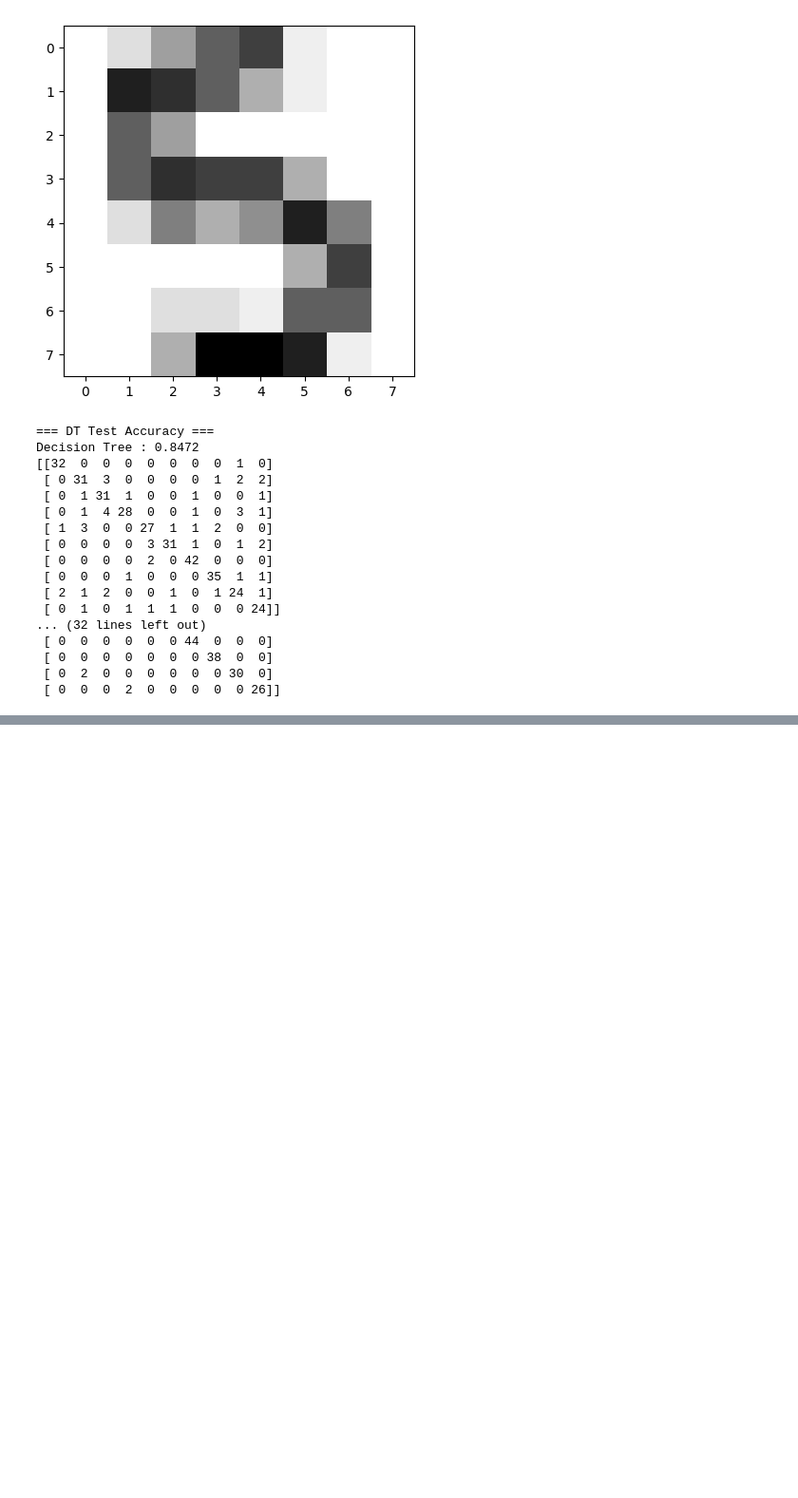
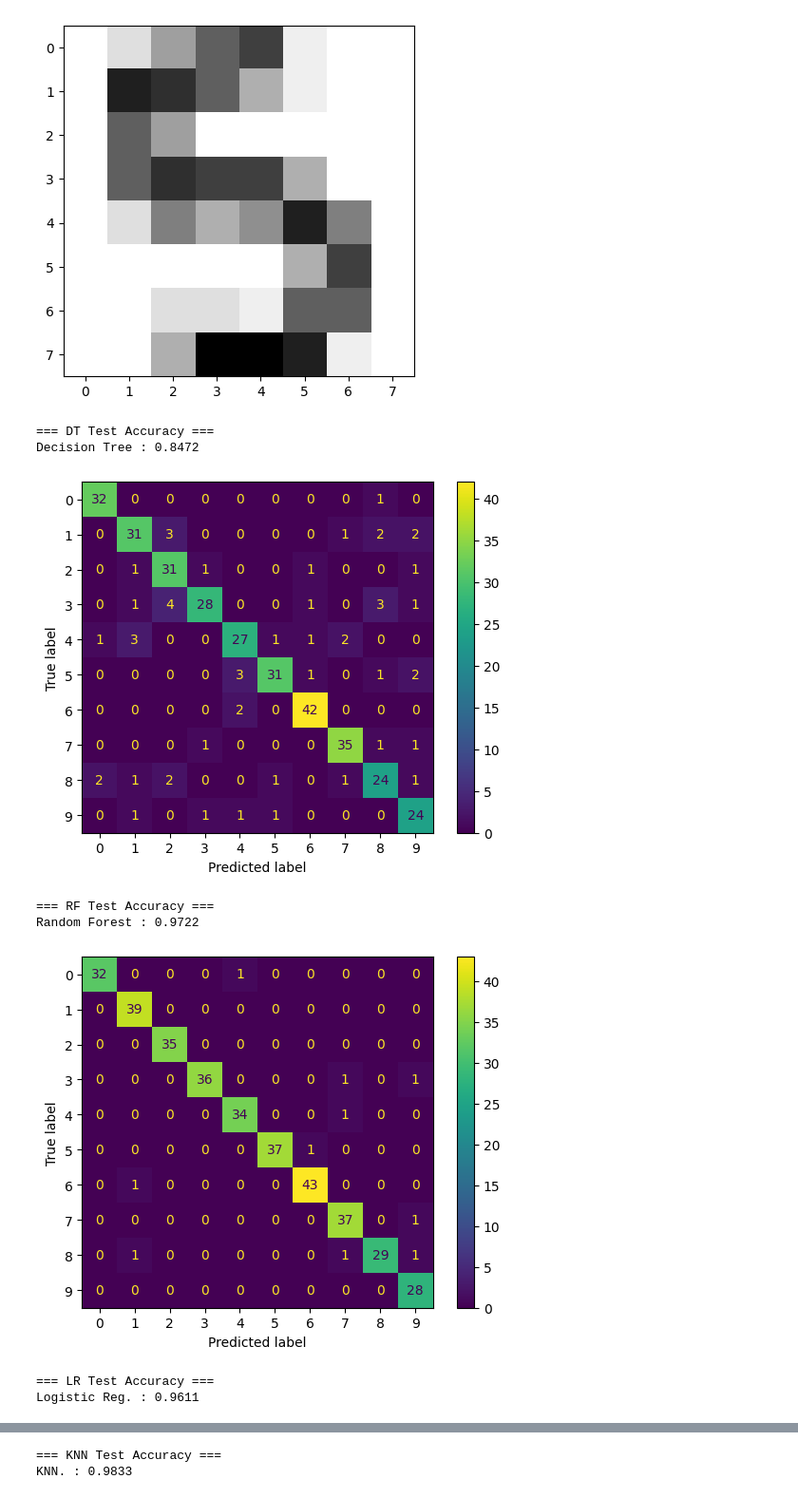
Before and after one commit to escapingLife/mashinePrograming, a Jupyter notebook: 5주차/digits.ipynb, the cells around one changed output, grey strips where cells are left out. Shown at 95% size. Cells and saved outputs as stored; diff of their text form; code cells hidden in the pictures; blank space fills up the shorter version.

```diff
--- a/5주차/digits.ipynb
+++ b/5주차/digits.ipynb
@@ -76,44 +76,43 @@ print(y_pred)
 # %%
 from sklearn.metrics import accuracy_score
 from sklearn.metrics import confusion_matrix
 
 # 테스트 데이터로 예측해본다.
 dt_acc = accuracy_score(y_test, dt_y_pred)
 rf_acc = accuracy_score(y_test, rf_y_pred )
 lr_acc = accuracy_score(y_test, lr_y_pred)
 knn_acc = accuracy_score(y_test, y_pred)
 
-# 정확도를 계산한다
+# === 정확도를 계산 ===
+# === 혼동 행렬 시각화 ===
+import matplotlib.pyplot as plt
+from sklearn import metrics
+
 print("=== DT Test Accuracy ===")
 print(f"Decision Tree : {dt_acc:.4f}")
-print (confusion_matrix(y_test,dt_y_pred))
+disp = metrics.ConfusionMatrixDisplay.from_estimator(dt, X_test, y_test)
+plt.show()
 
 print("=== RF Test Accuracy ===")
 print(f"Random Forest : {rf_acc:.4f}")
-print (confusion_matrix(y_test,rf_y_pred))
+disp = metrics.ConfusionMatrixDisplay.from_estimator(rf, X_test, y_test)
+plt.show()
 
 print("=== LR Test Accuracy ===")
 print(f"Logistic Reg. : {lr_acc:.4f}")
-print (confusion_matrix(y_test,lr_y_pred))
+disp = metrics.ConfusionMatrixDisplay.from_estimator(lr, X_test, y_test)
+plt.show()
 
 print("=== KNN Test Accuracy ===")
 print(f"KNN. : {knn_acc:.4f}")
-print(confusion_matrix(y_test, y_pred))
+disp = metrics.ConfusionMatrixDisplay.from_estimator(knn, X_test, y_test)
+plt.show()
 # %% [output]
 === DT Test Accuracy ===
 Decision Tree : 0.8472
-[[32  0  0  0  0  0  0  0  1  0]
- [ 0 31  3  0  0  0  0  1  2  2]
- [ 0  1 31  1  0  0  1  0  0  1]
- [ 0  1  4 28  0  0  1  0  3  1]
- [ 1  3  0  0 27  1  1  2  0  0]
- [ 0  0  0  0  3 31  1  0  1  2]
- [ 0  0  0  0  2  0 42  0  0  0]
- [ 0  0  0  1  0  0  0 35  1  1]
- [ 2  1  2  0  0  1  0  1 24  1]
- [ 0  1  0  1  1  1  0  0  0 24]]
-... (32 lines left out)
- [ 0  0  0  0  0  0 44  0  0  0]
- [ 0  0  0  0  0  0  0 38  0  0]
- [ 0  2  0  0  0  0  0  0 30  0]
- [ 0  0  0  2  0  0  0  0  0 26]]
+[figure, added]
+=== RF Test Accuracy ===
+Random Forest : 0.9722
+[figure, added]
+=== LR Test Accuracy ===
+Logistic Reg. : 0.9611
@@ -119,0 +120,2 @@ Decision Tree : 0.8472
+=== KNN Test Accuracy ===
+KNN. : 0.9833
```
Also changed, not shown: parts of 1 cell of this notebook.
